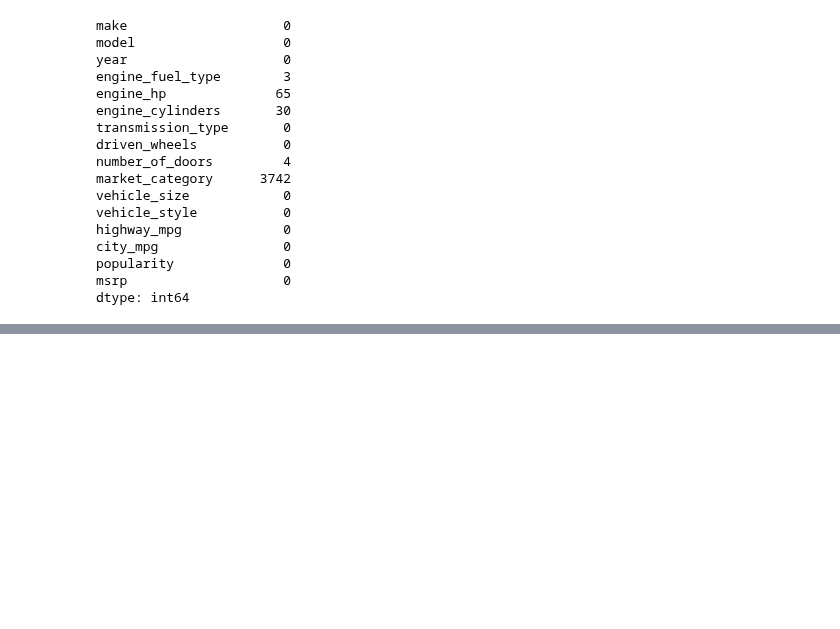
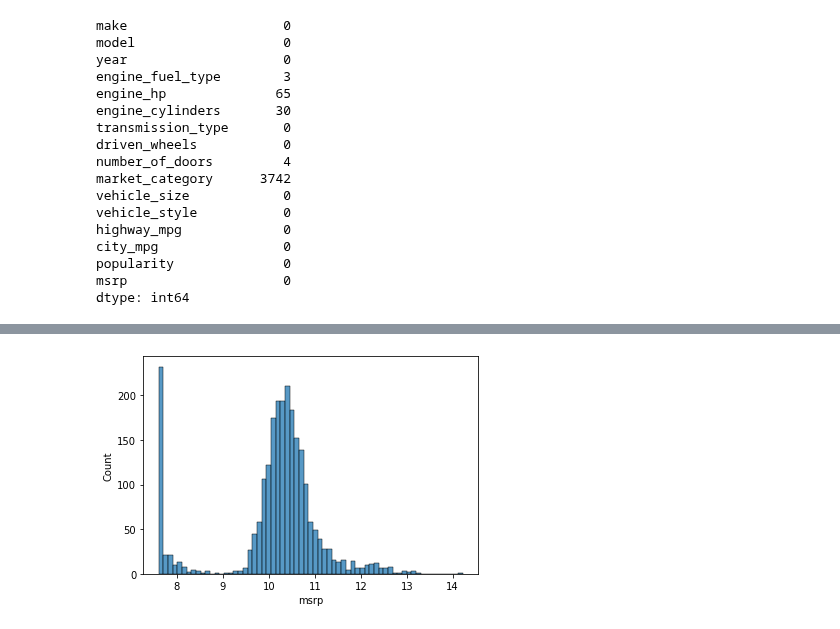
Before and after one commit to DataTalksClub/machine-learning-zoomcamp, a Jupyter notebook: chapter-02-car-price/week2.ipynb, the cells around one changed output, grey strips where cells are left out. Cells and saved outputs as stored; diff of their text form; code cells hidden in the pictures; blank space fills up the shorter version.

```diff
--- a/chapter-02-car-price/week2.ipynb
+++ b/chapter-02-car-price/week2.ipynb
@@ -154,0 +185,7 @@ dtype: int64
+# %%
+test = range(int(0.8*size),size-1)
+test_index = []
+for x in test:
+    test_index.append (index[x])
+
+#print(len(test_index))
@@ -154,0 +276,5 @@ dtype: int64
+# %%
+sns.histplot(log_test)
+plt.show()
+# %% [output]
+[figure, added]
```
Also changed, not shown: parts of 17 cells of this notebook.
